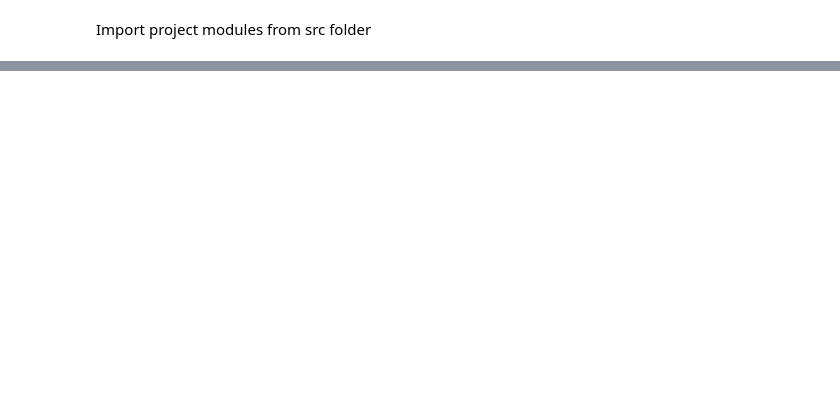
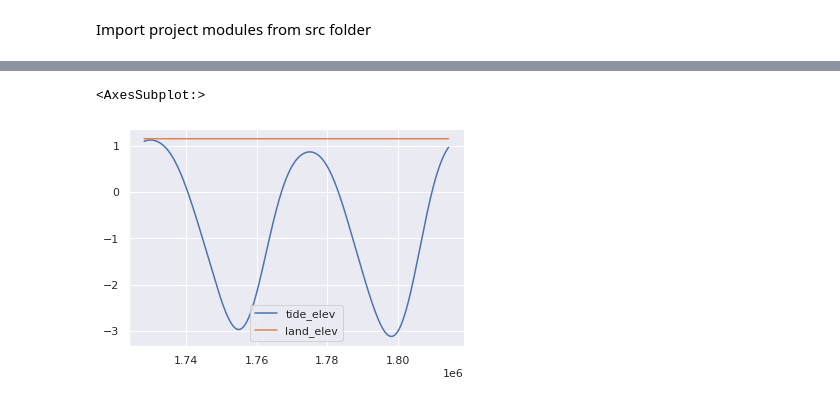
Before and after one commit to christasich/tidal_flat_0d, a Jupyter notebook: notebooks/6-cmt-sediment-model-OOP-rework.ipynb, the cells around one changed output, grey strips where cells are left out. Drawn from its saved outputs; the diff is of its cells as text; code cells hidden in the pictures; blank space fills up the shorter version.

```diff
--- a/notebooks/6-cmt-sediment-model-OOP-rework.ipynb
+++ b/notebooks/6-cmt-sediment-model-OOP-rework.ipynb
@@ -81,0 +67,7 @@ Mon May 17 17:43:18 2021    flat_stats
+# %%
+start = 60*60*24*20
+day = 60 * 60 * 24
+tf.results.loc[start:start + 1 * day].plot()
+# %% [output]
+<AxesSubplot:>
+[figure, added]
```
Also changed, not shown: parts of 7 cells of this notebook, 3 other files.
